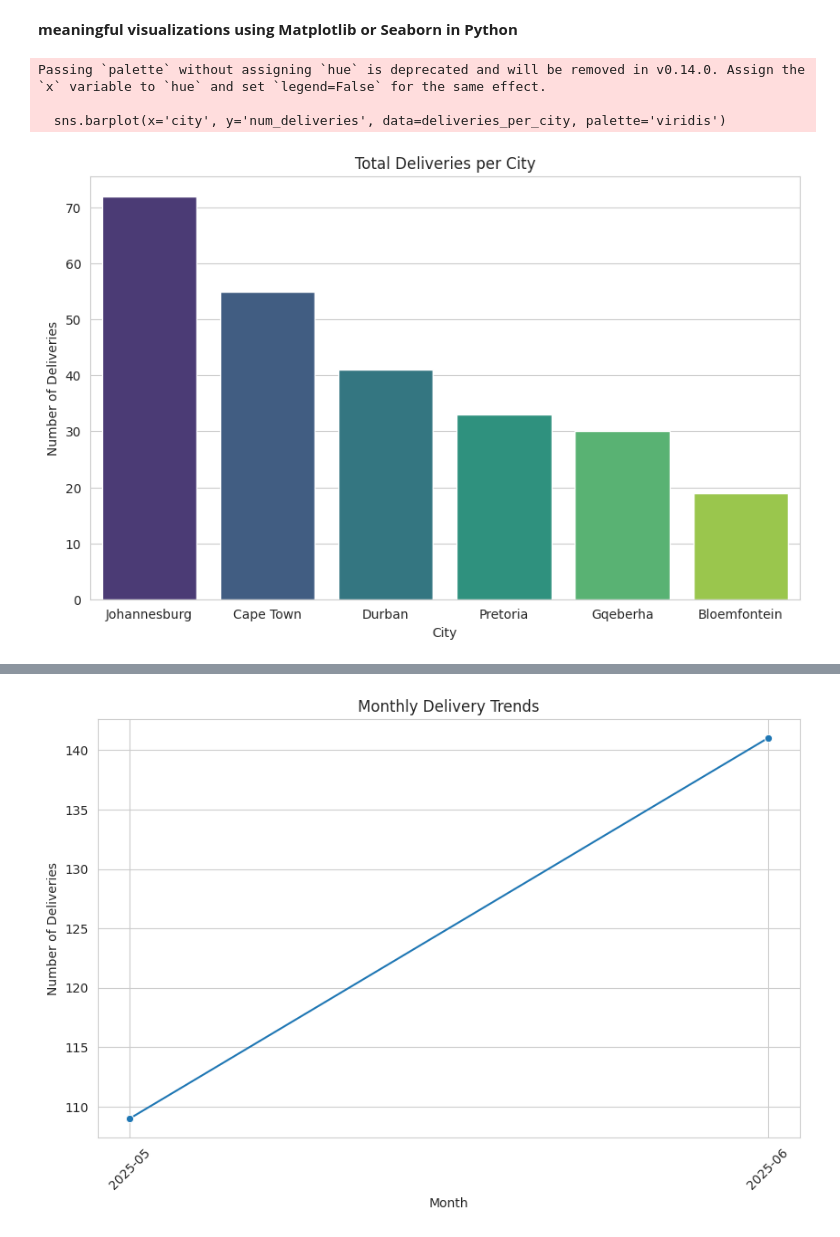
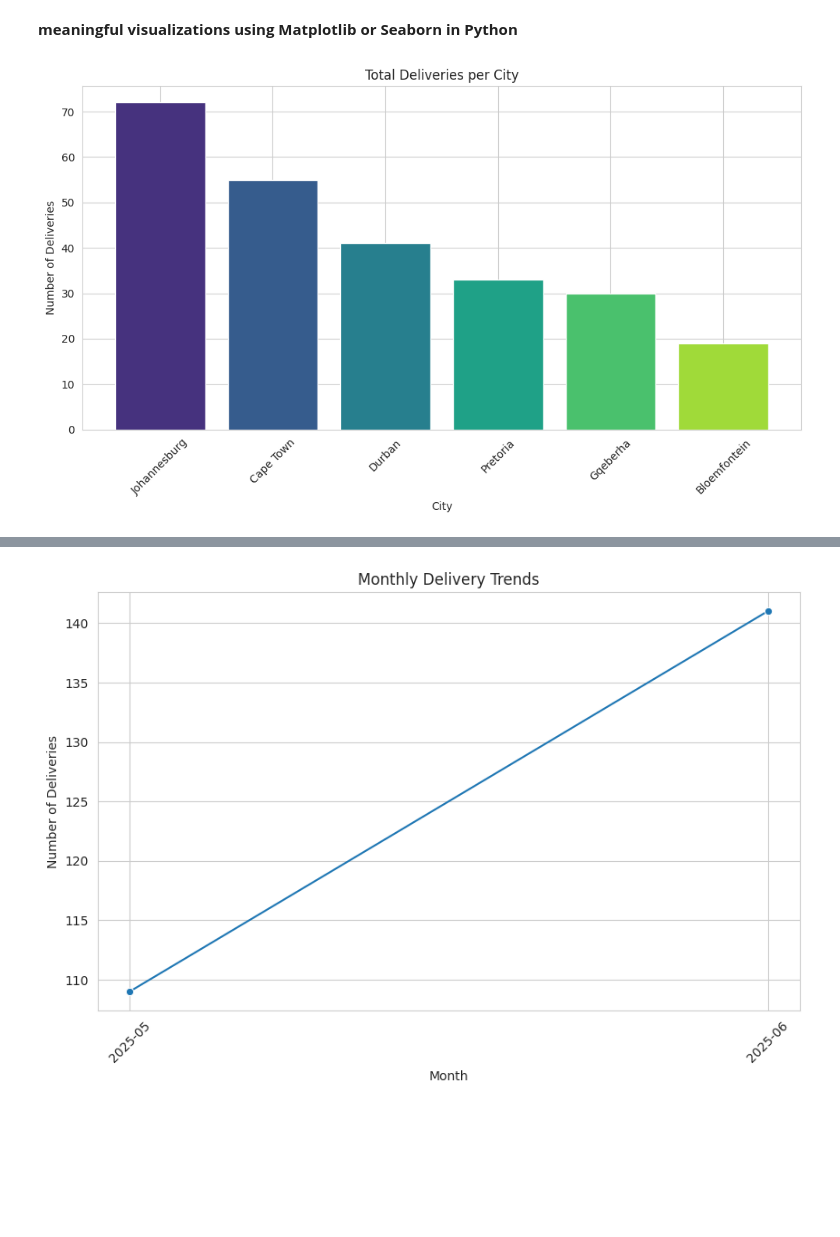
Before and after one commit to JabulaniMcineka/MyProjects, a Jupyter notebook: DeliverDataAnalysis.ipynb, the cells around one changed output, grey strips where cells are left out. Saved outputs shown, nothing was run; the diff lists cells and outputs as text; code cells hidden in the pictures; blank space fills up the shorter version.

```diff
--- a/DeliverDataAnalysis.ipynb
+++ b/DeliverDataAnalysis.ipynb
@@ -373,20 +404,30 @@ import seaborn as sns
 sns.set_style("whitegrid")
 plt.rcParams['figure.figsize'] = (10,6)
 # %%
+import matplotlib.pyplot as plt
+import seaborn as sns
+import pandas as pd
+
+# Load data from SQLite
 deliveries_per_city = pd.read_sql("""
     SELECT city, COUNT(*) AS num_deliveries
-    FROM deliveries
+    FROM Deliveries
     GROUP BY city
     ORDER BY num_deliveries DESC
 """, conn)
 
-sns.barplot(x='city', y='num_deliveries', data=deliveries_per_city, palette='viridis')
+# Generate Viridis colors
+colors = sns.color_palette("viridis", n_colors=len(deliveries_per_city))
+
+# Plot using Matplotlib
+plt.figure(figsize=(10,6))
+plt.bar(deliveries_per_city['city'], deliveries_per_city['num_deliveries'], color=colors)
+
 plt.title('Total Deliveries per City')
 plt.ylabel('Number of Deliveries')
 plt.xlabel('City')
+plt.xticks(rotation=45)
+plt.tight_layout()
 plt.show()
 # %% [output]
-Passing `palette` without assigning `hue` is deprecated and will be removed in v0.14.0. Assign the `x` variable to `hue` and set `legend=False` for the same effect.
-
-  sns.barplot(x='city', y='num_deliveries', data=deliveries_per_city, palette='viridis')
-[figure, old version]
+[figure, new version]
```
Also changed, not shown: parts of 19 cells of this notebook.
